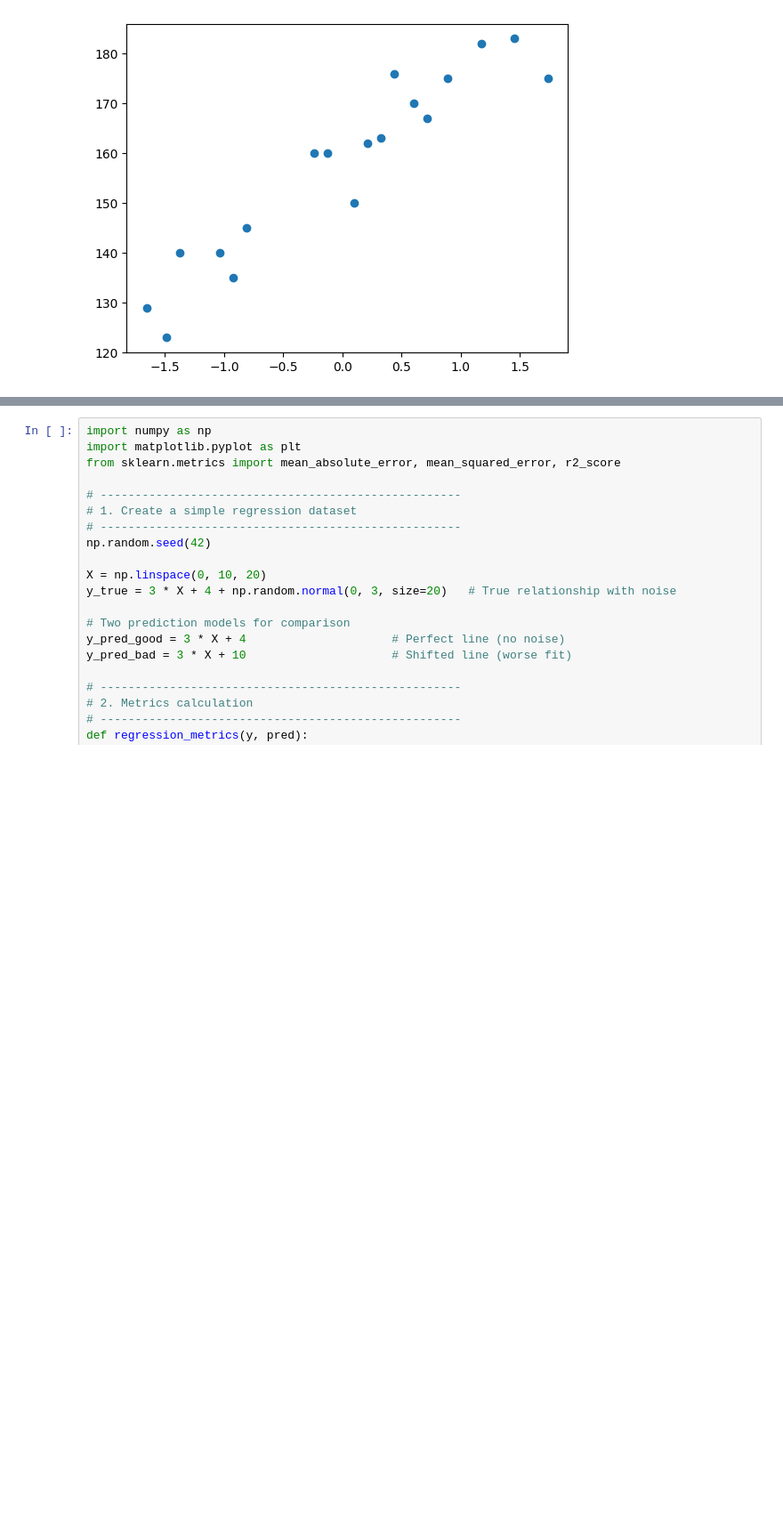
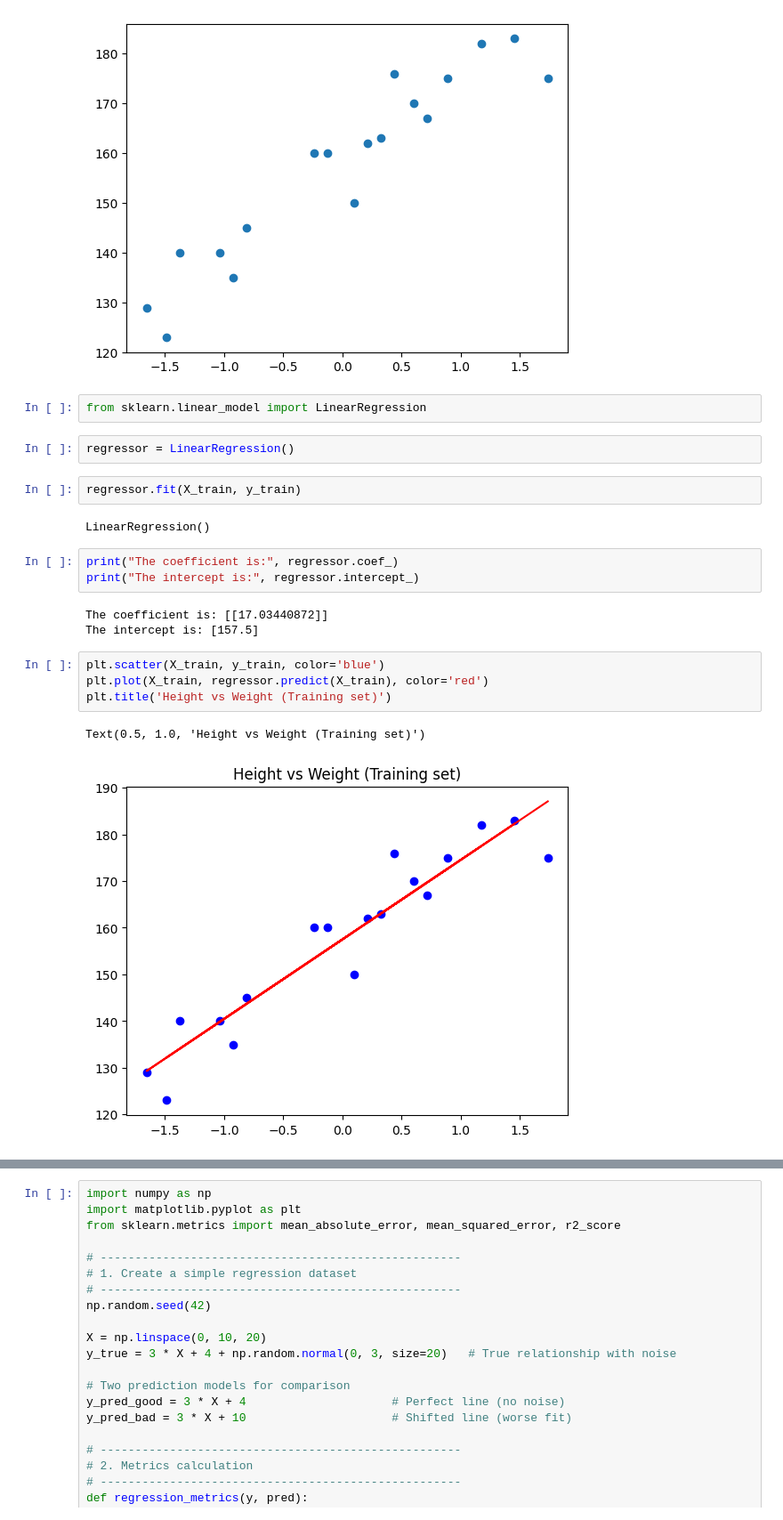
Before and after one commit to sahilmaniyar888/ngrat, a Jupyter notebook: Machine_Learning/Linear_Regression.ipynb, the cells around one changed output, grey strips where cells are left out. Shown at 89% size. Drawn from its saved outputs; the diff is of its cells as text; blank space fills up the shorter version.

```diff
--- a/Machine_Learning/Linear_Regression.ipynb
+++ b/Machine_Learning/Linear_Regression.ipynb
@@ -48,3 +46,24 @@ plt.scatter(X_train,y_train)
 # %% [output]
 <matplotlib.collections.PathCollection at 0x...>
 [figure]
+# %%
+from sklearn.linear_model import LinearRegression
+# %%
+regressor = LinearRegression()
+# %%
+regressor.fit(X_train, y_train)
+# %% [output]
+LinearRegression()
+# %%
+print("The coefficient is:", regressor.coef_)
+print("The intercept is:", regressor.intercept_)
+# %% [output]
+The coefficient is: [[17.03440872]]
+The intercept is: [157.5]
+# %%
+plt.scatter(X_train, y_train, color='blue')
+plt.plot(X_train, regressor.predict(X_train), color='red')
+plt.title('Height vs Weight (Training set)')
+# %% [output]
+Text(0.5, 1.0, 'Height vs Weight (Training set)')
+[figure, added]
```
Also changed, not shown: parts of 6 cells of this notebook.
